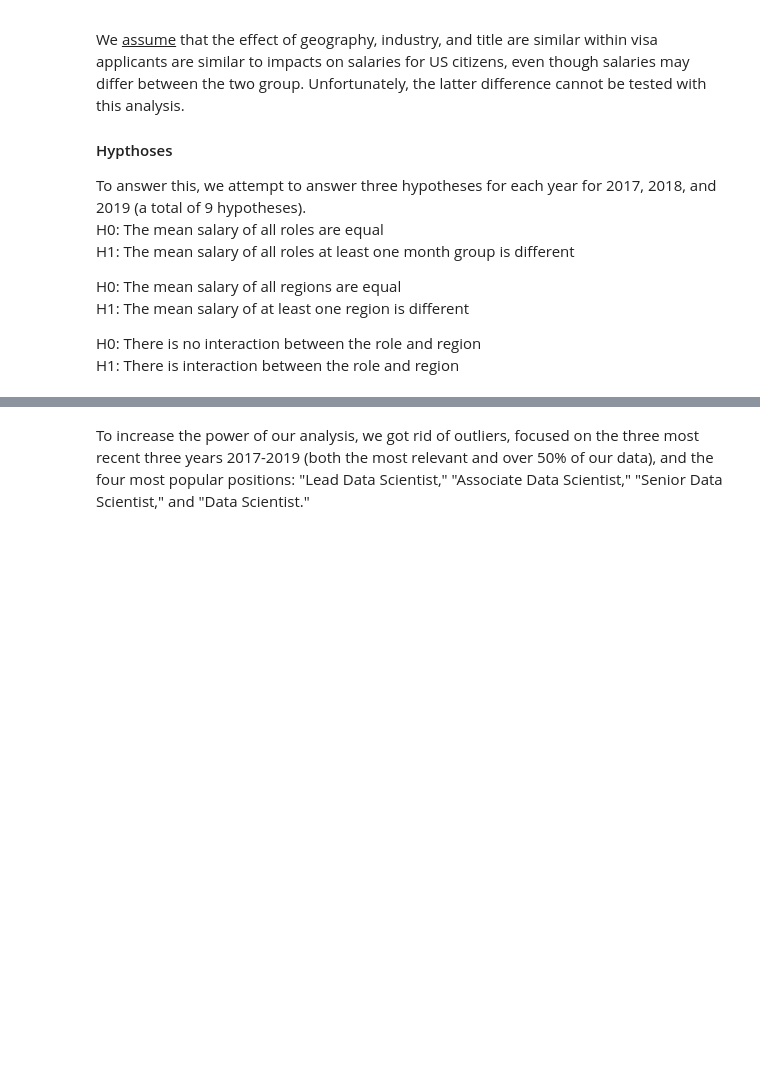
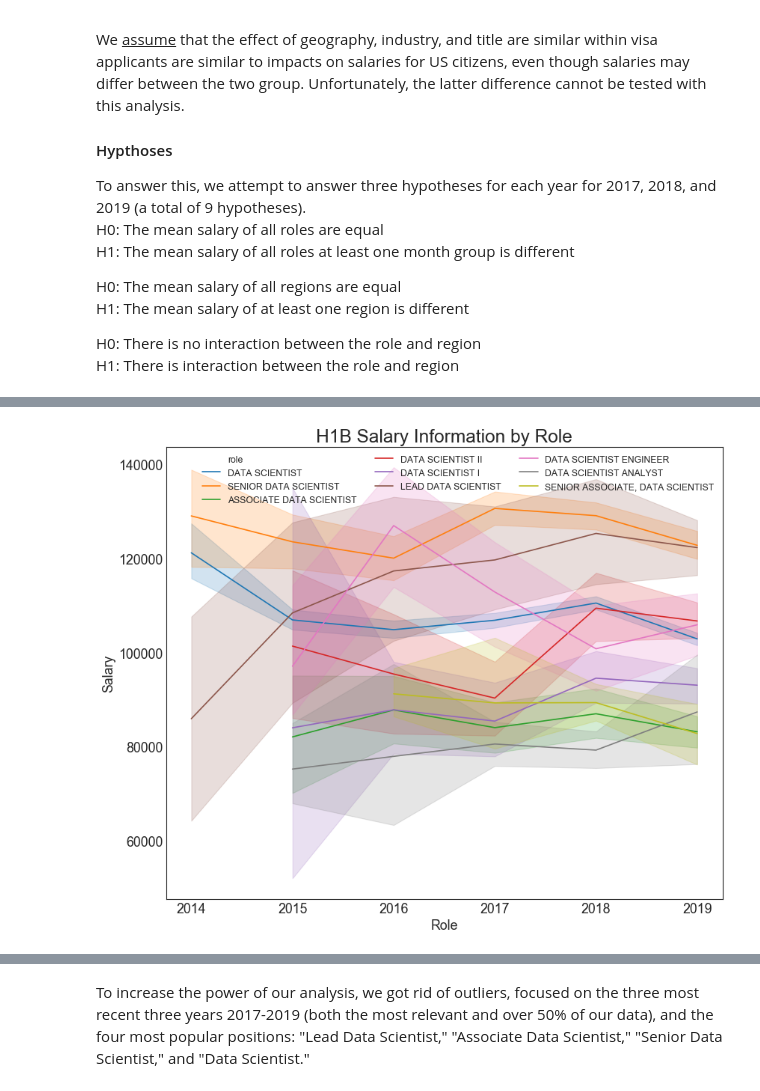
Before and after one commit to Jaboola9/Data_Scientist_Salaries_USA, a Jupyter notebook: hypothesis_testing.ipynb, the cells around one changed output, grey strips where cells are left out. Drawn from its saved outputs; the diff is of its cells as text; code cells hidden in the pictures; blank space fills up the shorter version.

```diff
--- a/hypothesis_testing.ipynb
+++ b/hypothesis_testing.ipynb
@@ -124,0 +61,4 @@ KeyError: 'Year'
+# %%
+fig = viz.visualization_three(clean)
+# %% [output]
+[figure, added]
```
Also changed, not shown: parts of 7 cells of this notebook, 7 other files.
